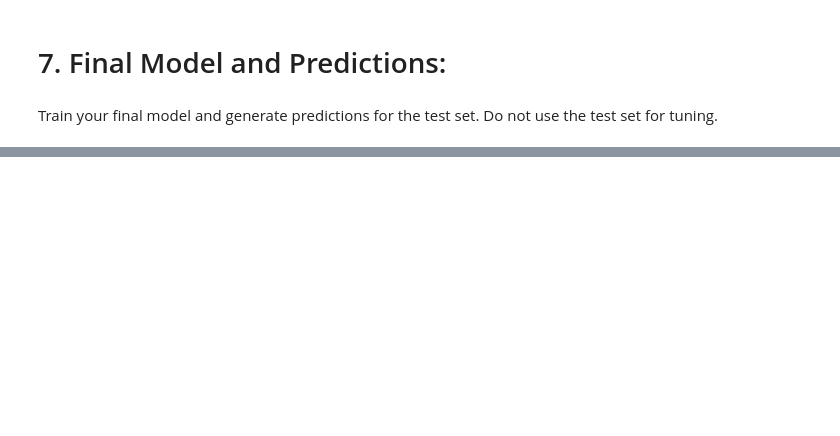
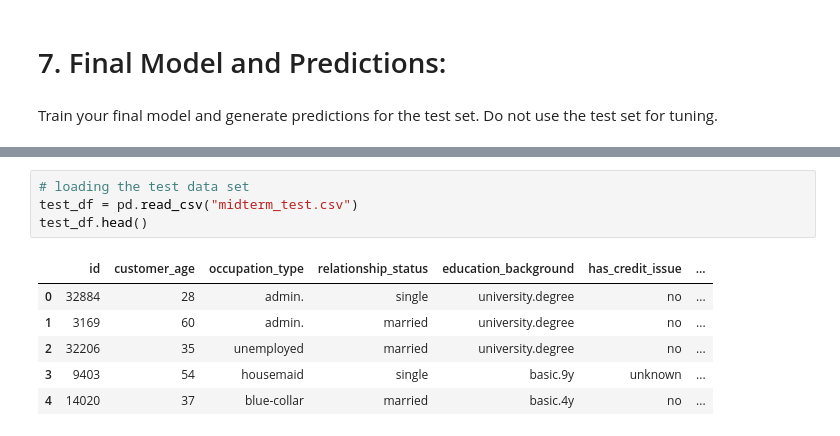
Before and after one commit to alexadandridge/AdvancedMachineLearning, a Jupyter notebook: AdvancedMachineLearning_DandridgeAlexa_TakeHomeFinal.ipynb, the cells around one changed output, grey strips where cells are left out. Saved outputs shown, nothing was run; the diff lists cells and outputs as text; blank space fills up the shorter version.

Commit message:
Final Midterm Notebook

```diff
--- a/AdvancedMachineLearning_DandridgeAlexa_TakeHomeFinal.ipynb
+++ b/AdvancedMachineLearning_DandridgeAlexa_TakeHomeFinal.ipynb
@@ -680,0 +693,11 @@ Train your final model and generate predictions for the test set. Do not use the
+# %%
+# loading the test data set
+test_df = pd.read_csv("midterm_test.csv")
+test_df.head()
+# %% [output]
+|  | id | customer_age | occupation_type | relationship_status | education_background | has_credit_issue | ... |
+| 0 | 32884 | 28 | admin. | single | university.degree | no | ... |
+| 1 | 3169 | 60 | admin. | married | university.degree | no | ... |
+| 2 | 32206 | 35 | unemployed | married | university.degree | no | ... |
+| 3 | 9403 | 54 | housemaid | single | basic.9y | unknown | ... |
+| 4 | 14020 | 37 | blue-collar | married | basic.4y | no | ... |
```
Also changed, not shown: parts of 8 cells of this notebook.
